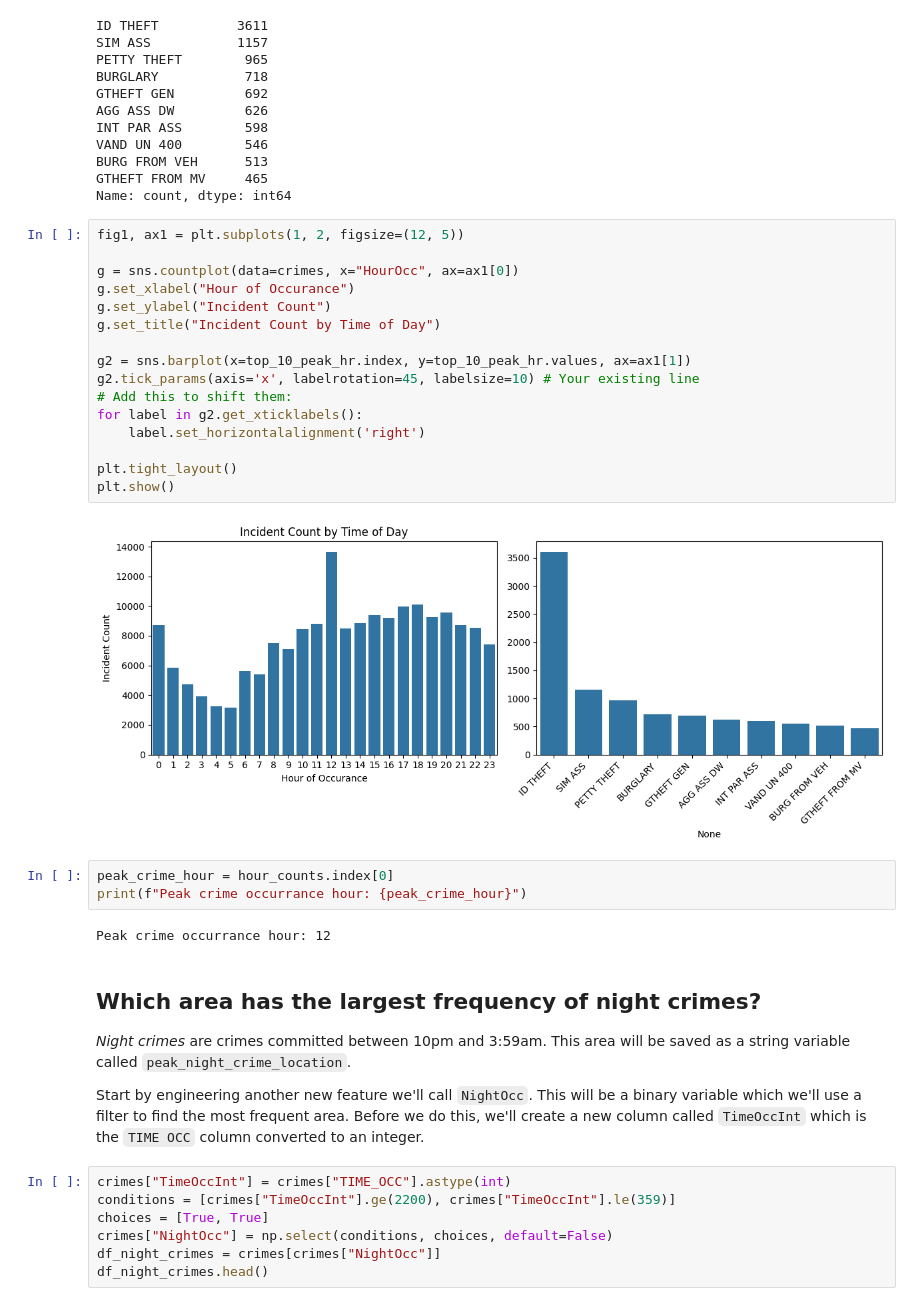
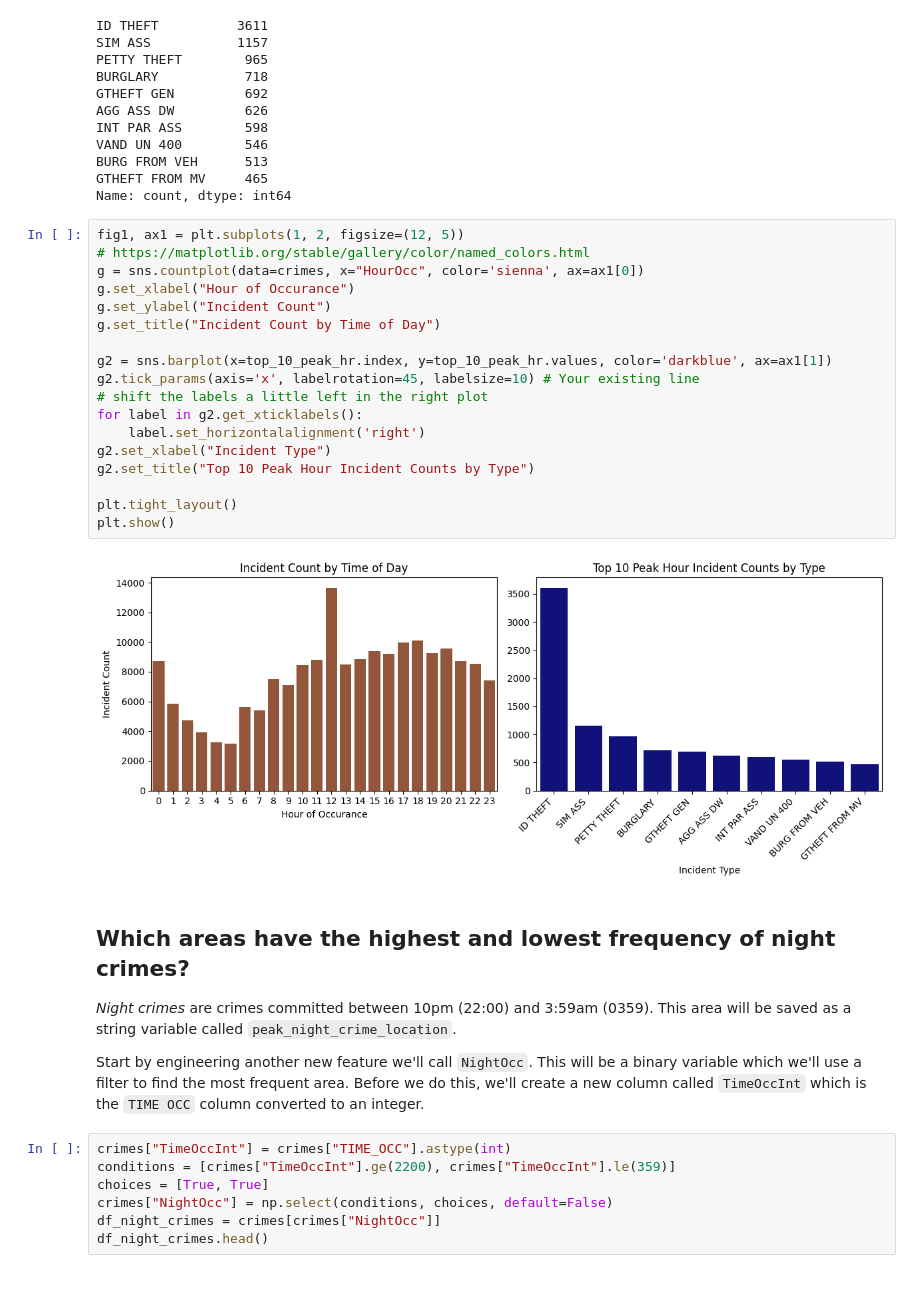
Before and after one commit to MichaelSzczepaniak/DSPortfolio, a Jupyter notebook: LA_crime/LA_crime.ipynb, the cells around one changed output. Saved outputs shown, nothing was run; the diff lists cells and outputs as text.

```diff
--- a/LA_crime/LA_crime.ipynb
+++ b/LA_crime/LA_crime.ipynb
@@ -194,31 +198,28 @@ GTHEFT FROM MV     465
 Name: count, dtype: int64
 # %%
 fig1, ax1 = plt.subplots(1, 2, figsize=(12, 5))
-
-g = sns.countplot(data=crimes, x="HourOcc", ax=ax1[0])
+# https://matplotlib.org/stable/gallery/color/named_colors.html
+g = sns.countplot(data=crimes, x="HourOcc", color='sienna', ax=ax1[0])
 g.set_xlabel("Hour of Occurance")
 g.set_ylabel("Incident Count")
 g.set_title("Incident Count by Time of Day")
 
-g2 = sns.barplot(x=top_10_peak_hr.index, y=top_10_peak_hr.values, ax=ax1[1])
+g2 = sns.barplot(x=top_10_peak_hr.index, y=top_10_peak_hr.values, color='darkblue', ax=ax1[1])
 g2.tick_params(axis='x', labelrotation=45, labelsize=10) # Your existing line
-# Add this to shift them:
+# shift the labels a little left in the right plot
 for label in g2.get_xticklabels():
     label.set_horizontalalignment('right')
+g2.set_xlabel("Incident Type")
+g2.set_title("Top 10 Peak Hour Incident Counts by Type")
 
 plt.tight_layout()
 plt.show()
 # %% [output]
-[figure, old version]
+[figure, new version]
-# %%
-peak_crime_hour = hour_counts.index[0]
-print(f"Peak crime occurrance hour: {peak_crime_hour}")
-# %% [output]
-Peak crime occurrance hour: 12
 # %% [markdown]
-## Which area has the largest frequency of night crimes?
+## Which areas have the highest and lowest frequency of night crimes?
 
-*Night crimes* are crimes committed between 10pm and 3:59am. This area will be saved as a string variable called `peak_night_crime_location`.
+*Night crimes* are crimes committed between 10pm (22:00) and 3:59am (0359). This area will be saved as a string variable called `peak_night_crime_location`.
 
 Start by engineering another new feature we'll call `NightOcc`. This will be a binary variable which we'll use a filter to find the most frequent area. Before we do this, we'll create a new column called `TimeOccInt` which is the `TIME OCC` column converted to an integer.
 # %%
```
Also changed, not shown: parts of 2 cells of this notebook.
